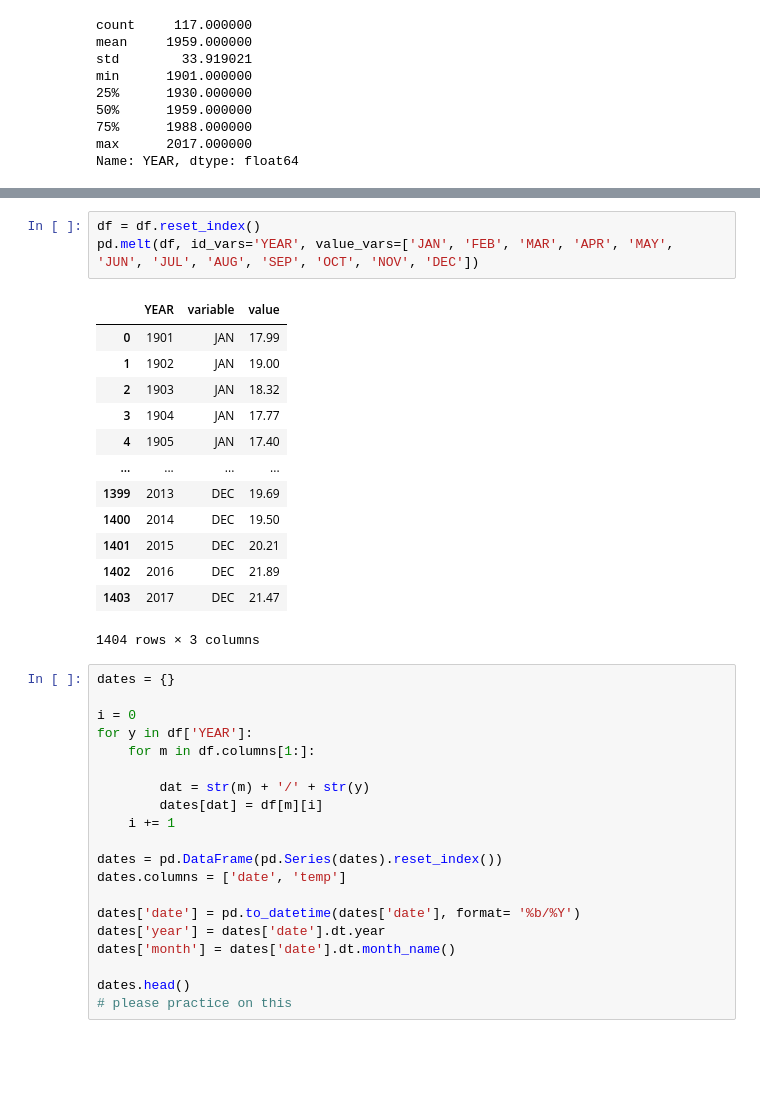
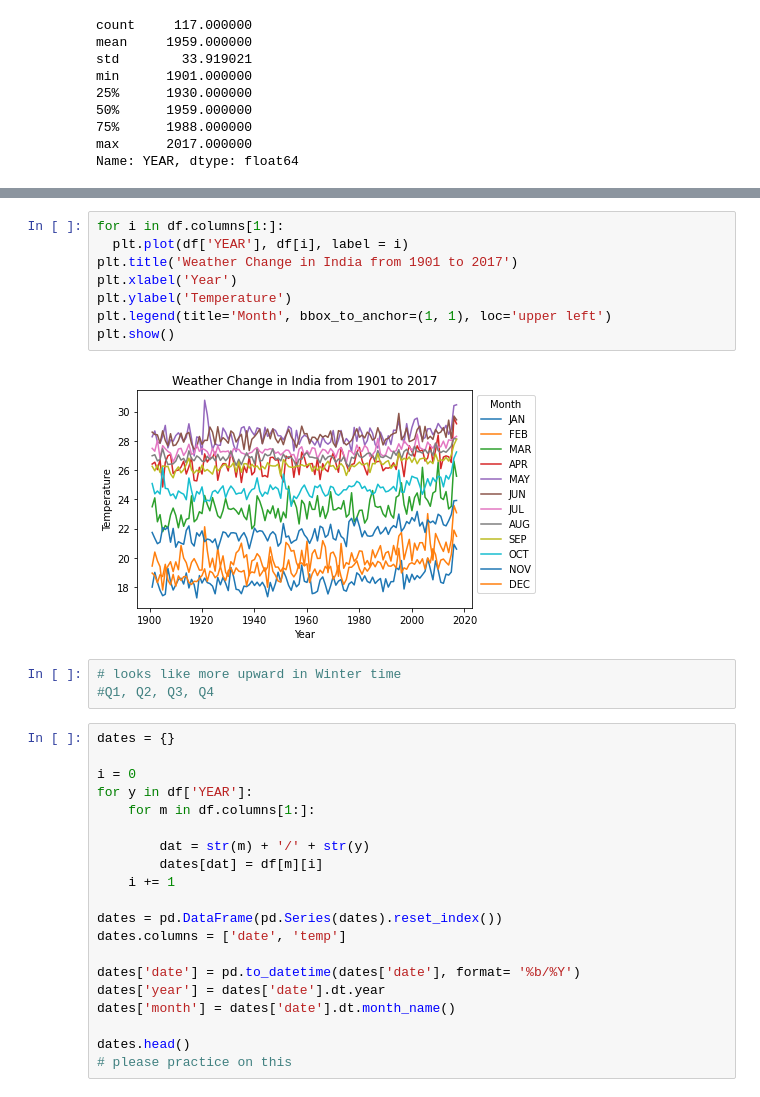
Before and after one commit to jiin-son/weather_india, a Jupyter notebook: Explanatory_Data_Analysis.ipynb, the cells around one changed output, grey strips where cells are left out. Cells and saved outputs as stored; diff of their text form; blank space fills up the shorter version.

```diff
--- a/Explanatory_Data_Analysis.ipynb
+++ b/Explanatory_Data_Analysis.ipynb
@@ -61,20 +62,16 @@ plt.show()
-# %%
-df = df.reset_index()
-pd.melt(df, id_vars='YEAR', value_vars=['JAN', 'FEB', 'MAR', 'APR', 'MAY', 'JUN', 'JUL', 'AUG', 'SEP', 'OCT', 'NOV', 'DEC'])
-# %% [output]
-|  | YEAR | variable | value |
-| 0 | 1901 | JAN | 17.99 |
-| 1 | 1902 | JAN | 19.00 |
-| 2 | 1903 | JAN | 18.32 |
-| 3 | 1904 | JAN | 17.77 |
-| 4 | 1905 | JAN | 17.40 |
-| ... | ... | ... | ... |
-| 1399 | 2013 | DEC | 19.69 |
-| 1400 | 2014 | DEC | 19.50 |
-| 1401 | 2015 | DEC | 20.21 |
-| 1402 | 2016 | DEC | 21.89 |
-| 1403 | 2017 | DEC | 21.47 |
-1404 rows × 3 columns
+# %%
+for i in df.columns[1:]:
+  plt.plot(df['YEAR'], df[i], label = i)
+plt.title('Weather Change in India from 1901 to 2017')
+plt.xlabel('Year')
+plt.ylabel('Temperature')
+plt.legend(title='Month', bbox_to_anchor=(1, 1), loc='upper left')
+plt.show()
+# %% [output]
+[figure, added]
+# %%
+# looks like more upward in Winter time
+#Q1, Q2, Q3, Q4
 # %%
 dates = {}
 
```
Also changed, not shown: parts of 2 cells of this notebook.
